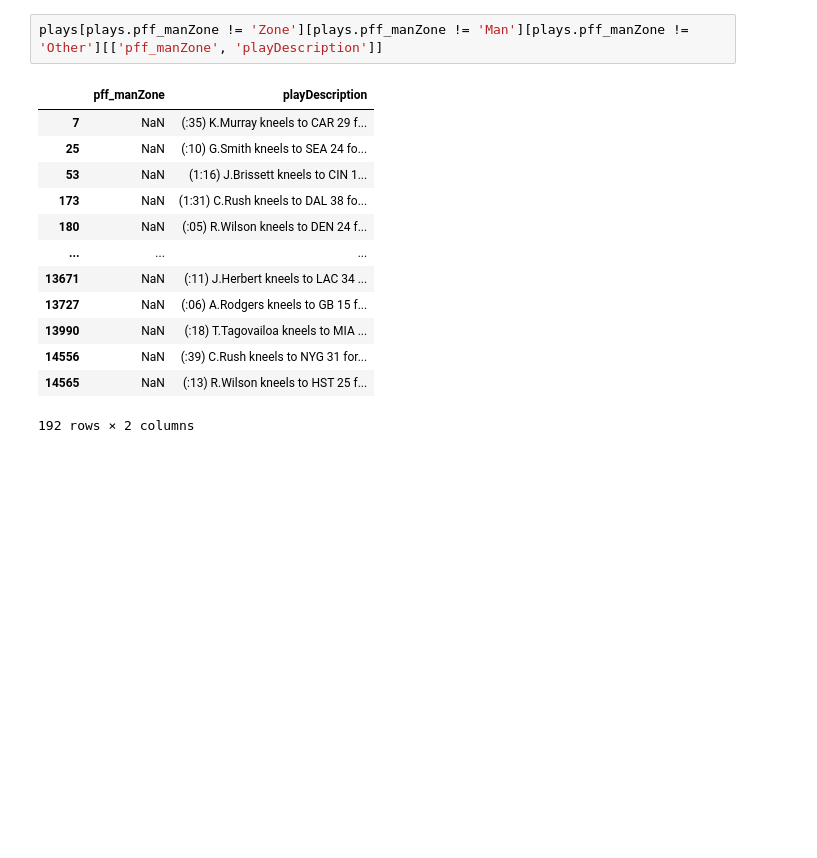
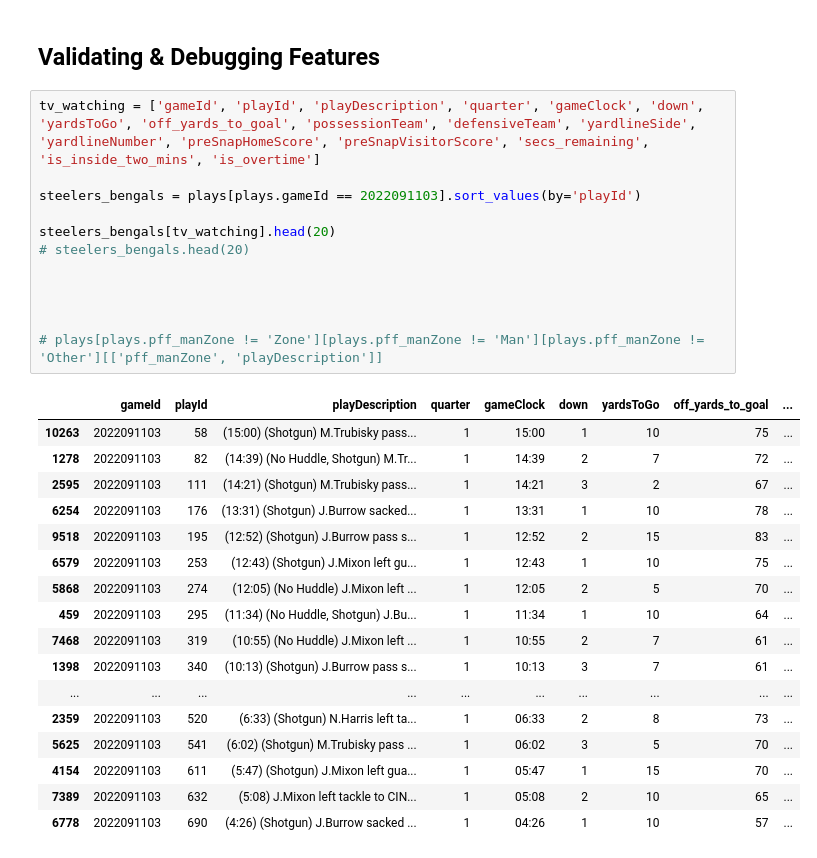
Before and after one commit to davestange/predict_plays, a Jupyter notebook: predict.ipynb, the cells around one changed output. Drawn from its saved outputs; the diff is of its cells as text; blank space fills up the shorter version.

```diff
--- a/predict.ipynb
+++ b/predict.ipynb
@@ -104,16 +210,32 @@ steelers_bengals
+# %% [markdown]
+## Validating & Debugging Features
 # %%
-plays[plays.pff_manZone != 'Zone'][plays.pff_manZone != 'Man'][plays.pff_manZone != 'Other'][['pff_manZone', 'playDescription']]
+tv_watching = ['gameId', 'playId', 'playDescription', 'quarter', 'gameClock', 'down', 'yardsToGo', 'off_yards_to_goal', 'possessionTeam', 'defensiveTeam', 'yardlineSide', 'yardlineNumber', 'preSnapHomeScore', 'preSnapVisitorScore', 'secs_remaining', 'is_inside_two_mins', 'is_overtime']
+
+steelers_bengals = plays[plays.gameId == 2022091103].sort_values(by='playId')
+
+steelers_bengals[tv_watching].head(20)
+# steelers_bengals.head(20)
+
+
+
+
+# plays[plays.pff_manZone != 'Zone'][plays.pff_manZone != 'Man'][plays.pff_manZone != 'Other'][['pff_manZone', 'playDescription']]
 # %% [output]
-|  | pff_manZone | playDescription |
-| 7 | NaN | (:35) K.Murray kneels to CAR 29 f... |
-| 25 | NaN | (:10) G.Smith kneels to SEA 24 fo... |
-| 53 | NaN | (1:16) J.Brissett kneels to CIN 1... |
-| 173 | NaN | (1:31) C.Rush kneels to DAL 38 fo... |
-| 180 | NaN | (:05) R.Wilson kneels to DEN 24 f... |
-| ... | ... | ... |
-| 13671 | NaN | (:11) J.Herbert kneels to LAC 34 ... |
-| 13727 | NaN | (:06) A.Rodgers kneels to GB 15 f... |
-| 13990 | NaN | (:18) T.Tagovailoa kneels to MIA ... |
-| 14556 | NaN | (:39) C.Rush kneels to NYG 31 for... |
-| 14565 | NaN | (:13) R.Wilson kneels to HST 25 f... |
+|  | gameId | playId | playDescription | quarter | gameClock | down | yardsToGo | off_yards_to_goal | ... |
+| 10263 | 2022091103 | 58 | (15:00) (Shotgun) M.Trubisky pass... | 1 | 15:00 | 1 | 10 | 75 | ... |
+| 1278 | 2022091103 | 82 | (14:39) (No Huddle, Shotgun) M.Tr... | 1 | 14:39 | 2 | 7 | 72 | ... |
+| 2595 | 2022091103 | 111 | (14:21) (Shotgun) M.Trubisky pass... | 1 | 14:21 | 3 | 2 | 67 | ... |
+| 6254 | 2022091103 | 176 | (13:31) (Shotgun) J.Burrow sacked... | 1 | 13:31 | 1 | 10 | 78 | ... |
+| 9518 | 2022091103 | 195 | (12:52) (Shotgun) J.Burrow pass s... | 1 | 12:52 | 2 | 15 | 83 | ... |
+| 6579 | 2022091103 | 253 | (12:43) (Shotgun) J.Mixon left gu... | 1 | 12:43 | 1 | 10 | 75 | ... |
+| 5868 | 2022091103 | 274 | (12:05) (No Huddle) J.Mixon left ... | 1 | 12:05 | 2 | 5 | 70 | ... |
+| 459 | 2022091103 | 295 | (11:34) (No Huddle, Shotgun) J.Bu... | 1 | 11:34 | 1 | 10 | 64 | ... |
+| 7468 | 2022091103 | 319 | (10:55) (No Huddle) J.Mixon left ... | 1 | 10:55 | 2 | 7 | 61 | ... |
+| 1398 | 2022091103 | 340 | (10:13) (Shotgun) J.Burrow pass s... | 1 | 10:13 | 3 | 7 | 61 | ... |
+| ... | ... | ... | ... | ... | ... | ... | ... | ... | ... |
+| 2359 | 2022091103 | 520 | (6:33) (Shotgun) N.Harris left ta... | 1 | 06:33 | 2 | 8 | 73 | ... |
+| 5625 | 2022091103 | 541 | (6:02) (Shotgun) M.Trubisky pass ... | 1 | 06:02 | 3 | 5 | 70 | ... |
+| 4154 | 2022091103 | 611 | (5:47) (Shotgun) J.Mixon left gua... | 1 | 05:47 | 1 | 15 | 70 | ... |
+| 7389 | 2022091103 | 632 | (5:08) J.Mixon left tackle to CIN... | 1 | 05:08 | 2 | 10 | 65 | ... |
+| 6778 | 2022091103 | 690 | (4:26) (Shotgun) J.Burrow sacked ... | 1 | 04:26 | 1 | 10 | 57 | ... |
-192 rows × 2 columns
```
Also changed, not shown: parts of 12 cells of this notebook.
